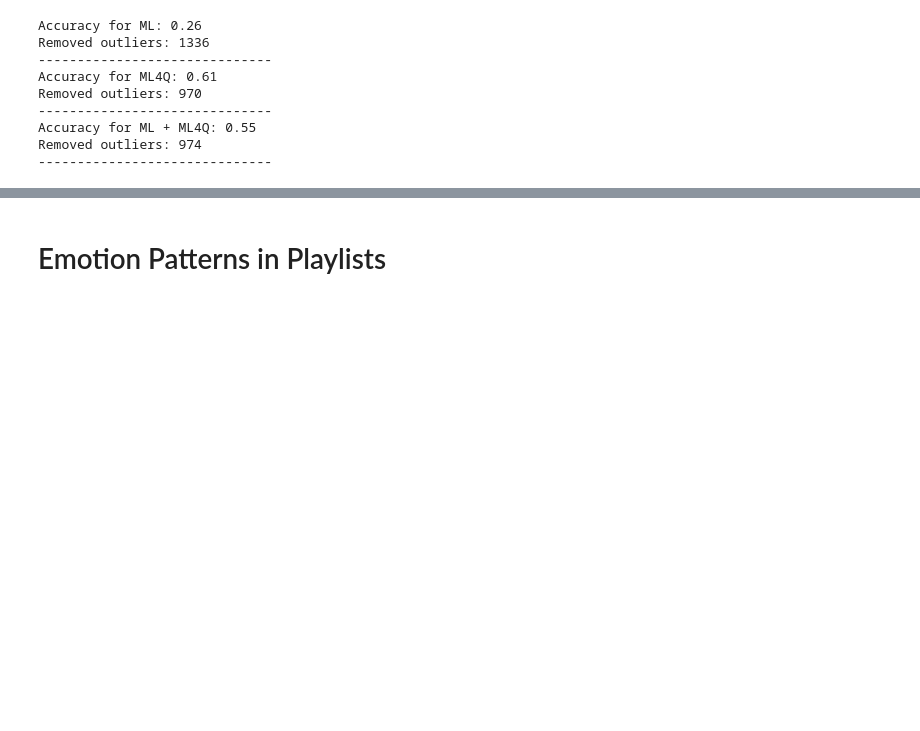
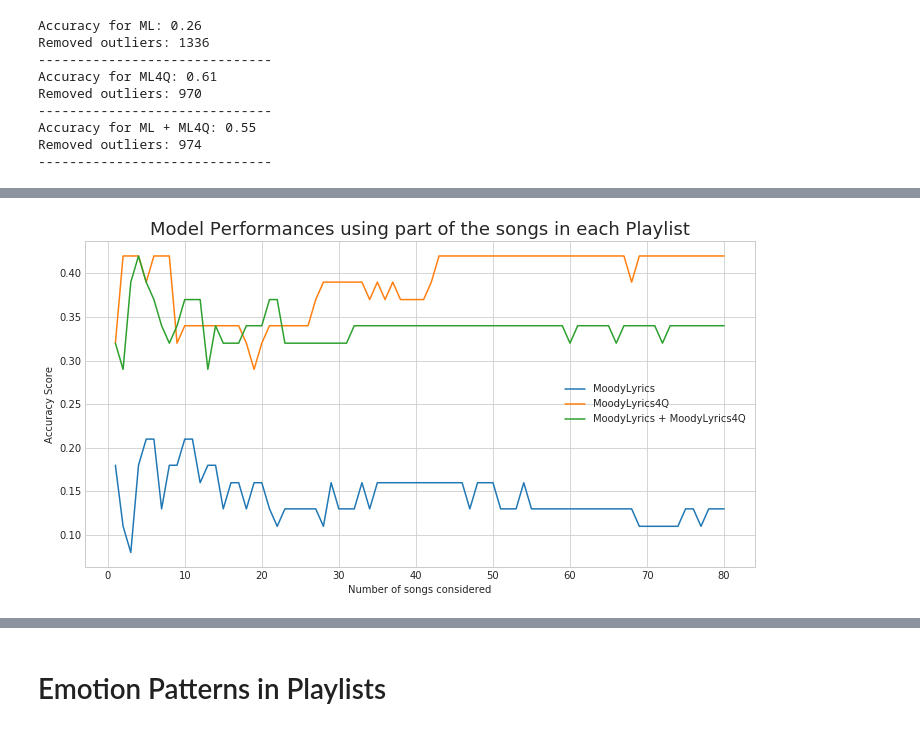
Before and after one commit to sgiammy/emotion-patterns-in-music-playlists, a Jupyter notebook: Notebook/5_Final_steps.ipynb, the cells around one changed output, grey strips where cells are left out. Cells and saved outputs as stored; diff of their text form; code cells hidden in the pictures; blank space fills up the shorter version.

```diff
--- a/Notebook/5_Final_steps.ipynb
+++ b/Notebook/5_Final_steps.ipynb
@@ -1052,0 +1086,81 @@ Removed outliers: 974
+# %%
+performances = dict()
+
+for t in np.arange(1, 81):
+    performances[t] = np.zeros(3)
+
+    '''
+    FIRST:
+    For each model we want to create a dataframe with
+            < Playlist_PID, emotion_vector >
+    where <emotion_vector> is the "mean" of the emotion vectors of the songs in that playlist
+    '''
+    emotion_labels = ['angry', 'happy','relaxed' ,'sad']
+    map_mean = dict()
+    for emotion in emotion_labels:
+        map_mean[emotion] = 'mean'
+
+    playlistDf_ml_alone = songsFeat_ml_alone\
+        .groupby(by='PLAYLIST_PID',as_index=False).head(t)\
+        .groupby(by='PLAYLIST_PID',as_index=False)\
+        .agg(map_mean)
+    playlistDf_ml4q_alone = songsFeat_ml4q_alone\
+        .groupby(by='PLAYLIST_PID',as_index=False).head(t)\
+        .groupby(by='PLAYLIST_PID',as_index=False)\
+        .agg(map_mean)
+    playlistDf_ml_ml4q = songsFeat_ml_ml4q\
+        .groupby(by='PLAYLIST_PID',as_index=False).head(t)\
+        .groupby(by='PLAYLIST_PID',as_index=False)\
+        .agg(map_mean)
+
+    '''
+    SECOND:
+    we join the previous dataframes with the real predictions
+    '''
+
+    playlist_testDF.PID = playlist_testDF.PID.astype(int)
+    predictions_ml_alone = pd.merge(playlistDf_ml_alone, playlist_testDF,left_on=['PLAYLIST_PID'], right_on=[ 'PID'])
+    predictions_ml4q_alone = pd.merge(playlistDf_ml4q_alone, playlist_testDF,left_on=['PLAYLIST_PID'], right_on=[ 'PID'])
+    predictions_ml_ml4q = pd.merge(playlistDf_ml_ml4q, playlist_testDF,left_on=['PLAYLIST_PID'], right_on=[ 'PID'])
+
+    '''
+    Now let's see the accuracies...
+    '''
+    y_true_labels = [x[6] for x in predictions_ml_alone.values]
+    encoder = LabelEncoder()
+    y_true = encoder.fit_transform(y_true_labels)
+
+    y_pred = np.argmax(np.array([x[1:5] for x in predictions_ml_alone.values]), axis=1)
+    performances[t][0] = round(accuracy_score(y_true, y_pred),2)
+
+    '''
+    SECOND MODEL: MoodyLyrics4q alone
+    '''
+    y_pred = np.argmax(np.array([x[1:5] for x in predictions_ml4q_alone.values]), axis=1)
+    performances[t][1] = round(accuracy_score(y_true, y_pred),2)
+
+    '''
+    THIRD MODEL: MoodyLyrics + MoodyLyrics4Q
+    '''
+    y_pred = np.argmax(np.array([x[1:5] for x in predictions_ml_ml4q.values]), axis=1)
+    performances[t][2] = round(accuracy_score(y_true, y_pred),2)
+
+# Plot what we obtained
+x = list(performances.keys())
+ml_alone_perf = [performances[k][0] for k in x]
+ml4q_alone_perf = [performances[k][1] for k in x]
+ml_ml4q_perf = [performances[k][2] for k in x]
+
+fig = plt.gcf()
+fig.set_size_inches(12, 6)
+
+plt.plot(x, ml_alone_perf, label='MoodyLyrics')
+plt.plot(x, ml4q_alone_perf, label='MoodyLyrics4Q')
+plt.plot(x, ml_ml4q_perf, label='MoodyLyrics + MoodyLyrics4Q')
+plt.legend()
+plt.title('Model Performances using part of the songs in each Playlist', fontsize=18)
+plt.xlabel('Number of songs considered')
+plt.ylabel('Accuracy Score')
+plt.show()
+# %% [output]
+[figure, added]
```
Also changed, not shown: parts of 12 cells of this notebook, 3 other files.
